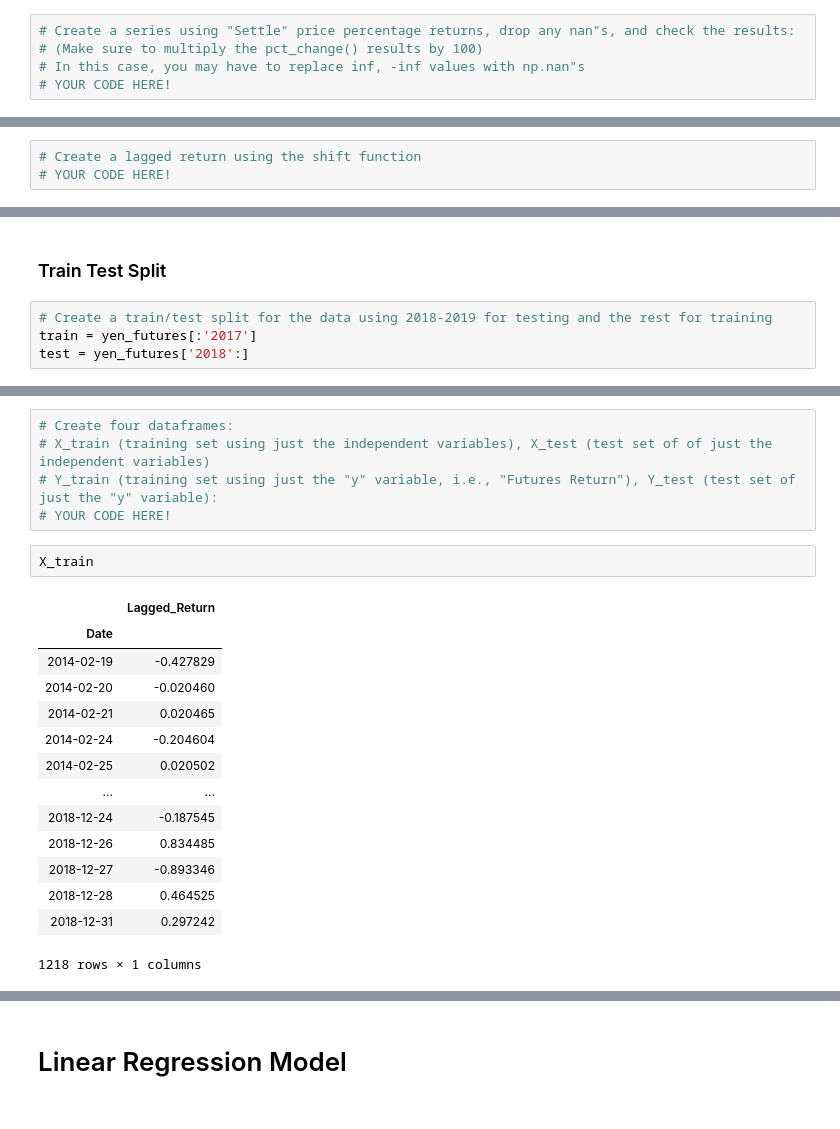
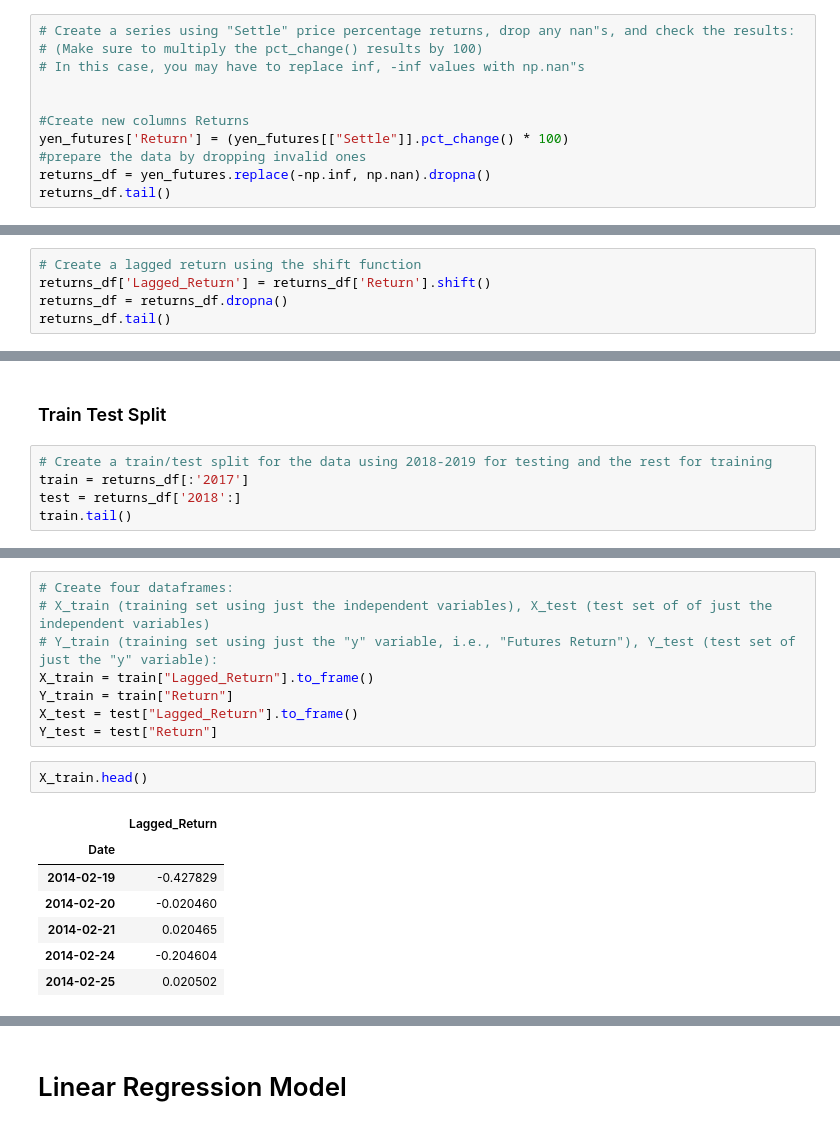
Before and after one commit to tabenny/time_series_analysis, a Jupyter notebook: regression_analysis.ipynb, the cells around one changed output, grey strips where cells are left out. Saved outputs shown, nothing was run; the diff lists cells and outputs as text.

```diff
--- a/regression_analysis.ipynb
+++ b/regression_analysis.ipynb
@@ -41,7 +41,13 @@ yen_futures.head()
 # Create a series using "Settle" price percentage returns, drop any nan"s, and check the results:
 # (Make sure to multiply the pct_change() results by 100)
 # In this case, you may have to replace inf, -inf values with np.nan"s
-# YOUR CODE HERE!
+
+
+#Create new columns Returns
+yen_futures['Return'] = (yen_futures[["Settle"]].pct_change() * 100)
+#prepare the data by dropping invalid ones
+returns_df = yen_futures.replace(-np.inf, np.nan).dropna()
+returns_df.tail()
 # %% [output]
 |  | Open | High | Low | Last | Change | Settle | Volume | Previous Day Open Interest | Return |
 | Date |  |  |  |  |  |  |  |  |  |
@@ -54,7 +60,9 @@ yen_futures.head()
 ### Lagged Returns
 # %%
 # Create a lagged return using the shift function
-# YOUR CODE HERE!
+returns_df['Lagged_Return'] = returns_df['Return'].shift()
+returns_df = returns_df.dropna()
+returns_df.tail()
 # %% [output]
 |  | Open | High | Low | Last | Change | Settle | Volume | Previous Day Open Interest | Return | ... |
 | Date |  |  |  |  |  |  |  |  |  | ... |
@@ -67,5 +75,6 @@ yen_futures.head()
 ### Train Test Split
 # %%
 # Create a train/test split for the data using 2018-2019 for testing and the rest for training
-train = yen_futures[:'2017']
-test = yen_futures['2018':]
+train = returns_df[:'2017']
+test = returns_df['2018':]
+train.tail()
@@ -73,21 +90,17 @@ test = yen_futures['2018':]
 # Create four dataframes:
 # X_train (training set using just the independent variables), X_test (test set of of just the independent variables)
 # Y_train (training set using just the "y" variable, i.e., "Futures Return"), Y_test (test set of just the "y" variable):
-# YOUR CODE HERE!
+X_train = train["Lagged_Return"].to_frame()
+Y_train = train["Return"]
+X_test = test["Lagged_Return"].to_frame()
+Y_test = test["Return"]
 # %%
-X_train
+X_train.head()
 # %% [output]
 |  | Lagged_Return |
 | Date |  |
 | 2014-02-19 | -0.427829 |
 | 2014-02-20 | -0.020460 |
 | 2014-02-21 | 0.020465 |
 | 2014-02-24 | -0.204604 |
 | 2014-02-25 | 0.020502 |
-| ... | ... |
-| 2018-12-24 | -0.187545 |
-| 2018-12-26 | 0.834485 |
-| 2018-12-27 | -0.893346 |
-| 2018-12-28 | 0.464525 |
-| 2018-12-31 | 0.297242 |
-1218 rows × 1 columns
```
Also changed, not shown: parts of 9 cells of this notebook.
